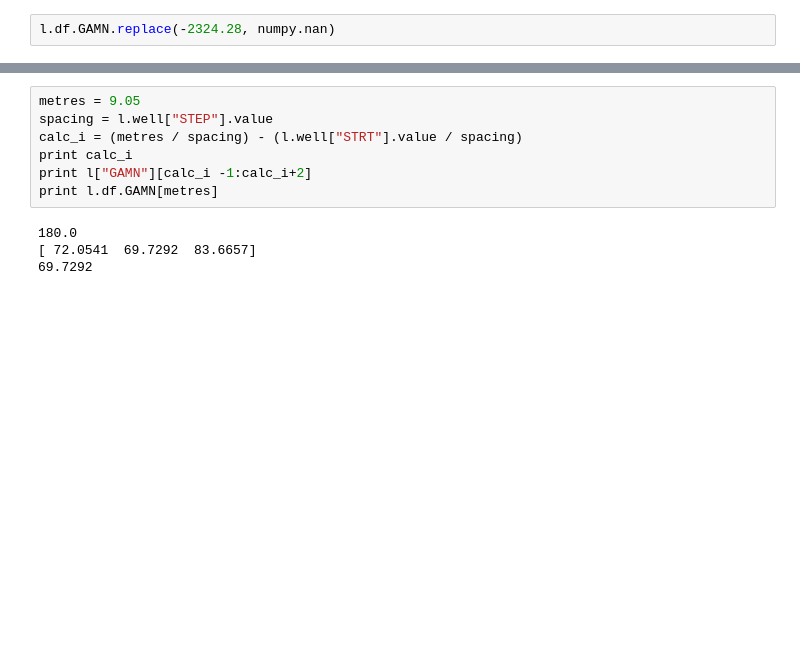
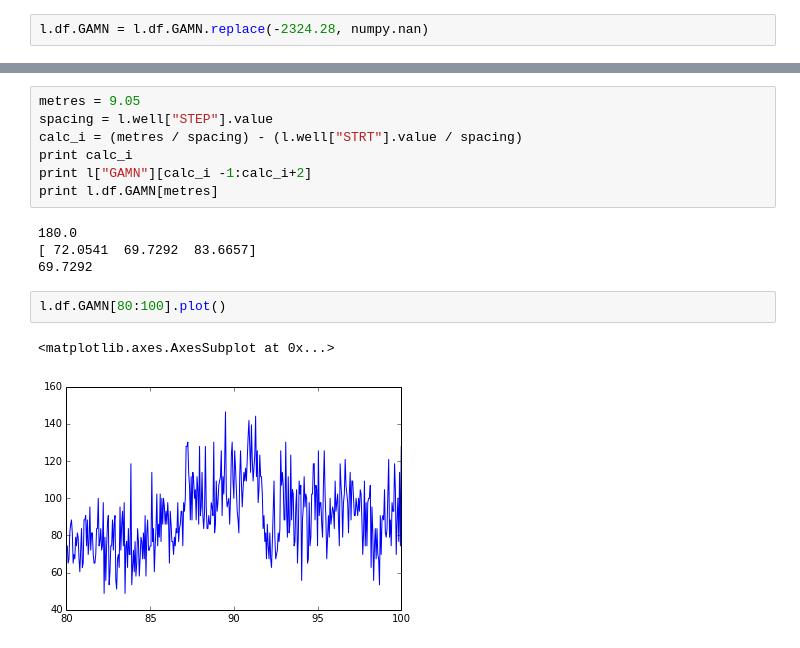
Before and after one commit to kinverarity1/lasio, a Jupyter notebook: notebooks/issues/issue #94 - pandas.DataFrame attribute.ipynb, the cells around one changed output, grey strips where cells are left out. Drawn from its saved outputs; the diff is of its cells as text; blank space fills up the shorter version.

```diff
--- a/notebooks/issues/issue #94 - pandas.DataFrame attribute.ipynb
+++ b/notebooks/issues/issue #94 - pandas.DataFrame attribute.ipynb
@@ -93,4 +93,4 @@ min     -2324.280000
 max       169.672000
 Name: GAMN, dtype: float64
 # %%
-l.df.GAMN.replace(-2324.28, numpy.nan)
+l.df.GAMN = l.df.GAMN.replace(-2324.28, numpy.nan)
@@ -152,3 +134,8 @@ print l.df.GAMN[metres]
 180.0
 [ 72.0541  69.7292  83.6657]
 69.7292
+# %%
+l.df.GAMN[80:100].plot()
+# %% [output]
+<matplotlib.axes.AxesSubplot at 0x...>
+[figure, added]
```
Also changed, not shown: parts of 3 cells of this notebook, 2 other files.
